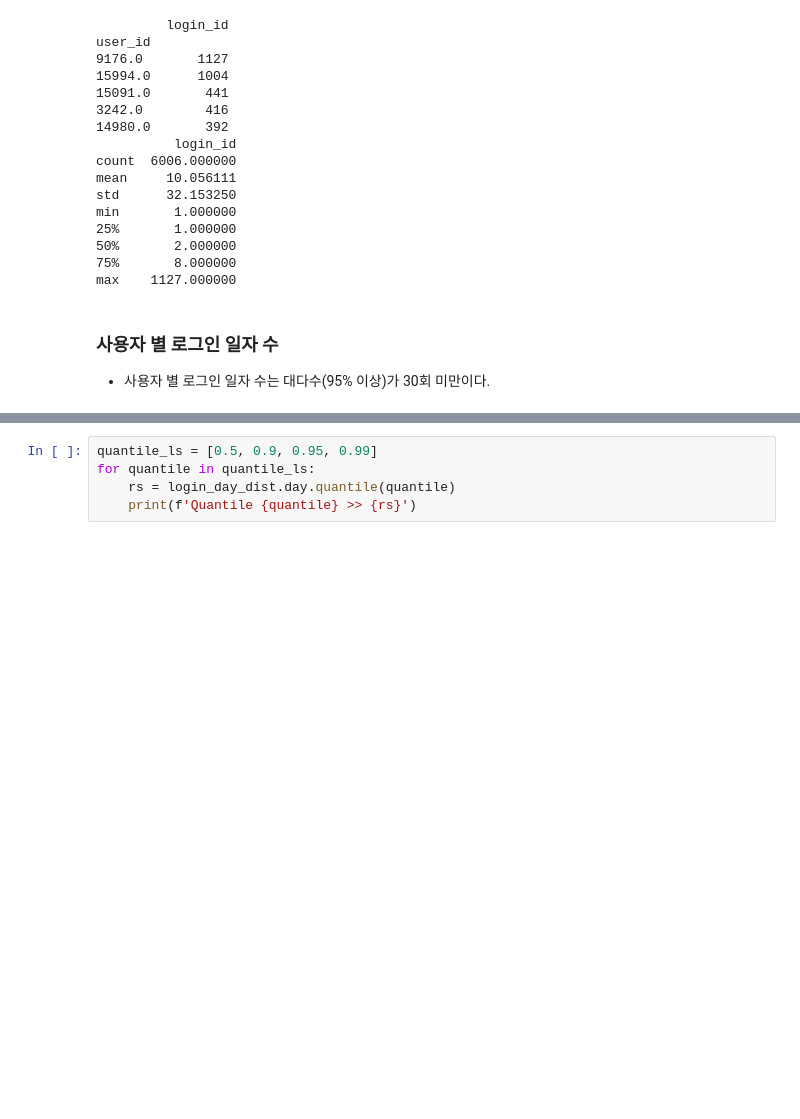
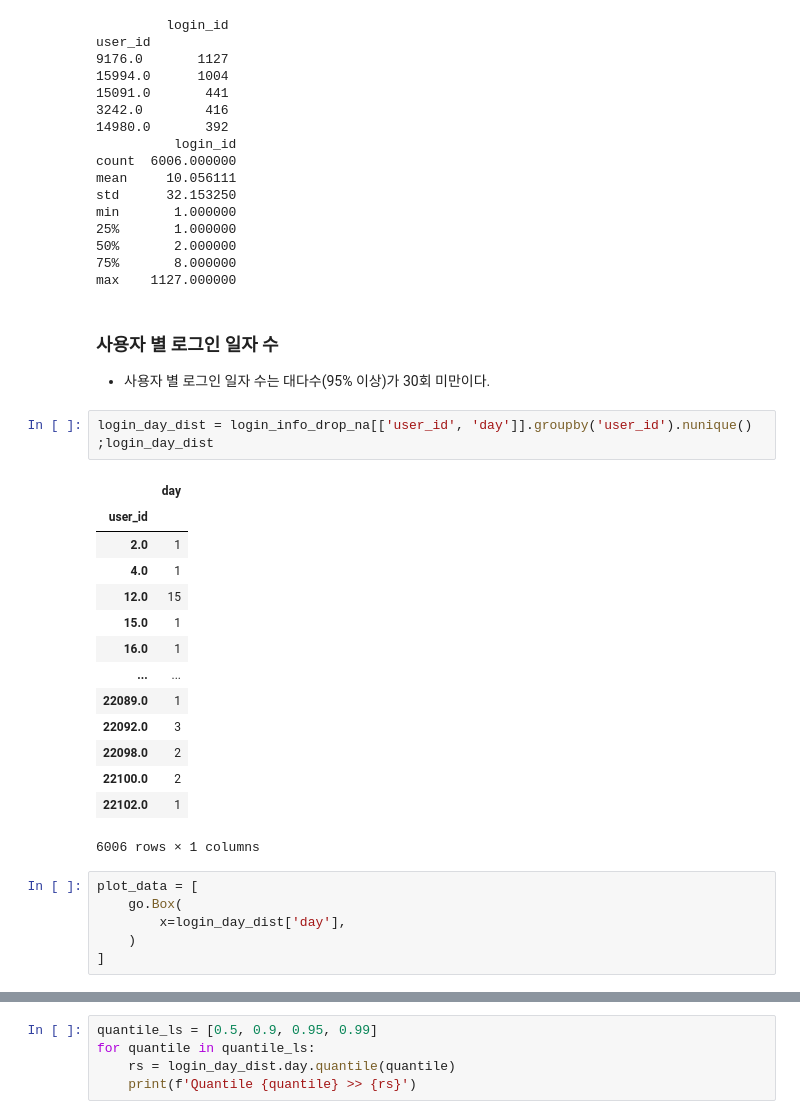
Before and after one commit to jungyu0413/dacon-cup, a Jupyter notebook: EDA_hompage.ipynb, the cells around one changed output, grey strips where cells are left out. Drawn from its saved outputs; the diff is of its cells as text; blank space fills up the shorter version.

```diff
--- a/EDA_hompage.ipynb
+++ b/EDA_hompage.ipynb
@@ -1275,4 +1341,27 @@ max    1127.000000
 # %% [markdown]
 ### 사용자 별 로그인 일자 수
 - 사용자 별 로그인 일자 수는 대다수(95% 이상)가 30회 미만이다.
+# %%
+login_day_dist = login_info_drop_na[['user_id', 'day']].groupby('user_id').nunique() ;login_day_dist
+# %% [output]
+|  | day |
+| user_id |  |
+| 2.0 | 1 |
+| 4.0 | 1 |
+| 12.0 | 15 |
+| 15.0 | 1 |
+| 16.0 | 1 |
+| ... | ... |
+| 22089.0 | 1 |
+| 22092.0 | 3 |
+| 22098.0 | 2 |
+| 22100.0 | 2 |
+| 22102.0 | 1 |
+6006 rows × 1 columns
+# %%
+plot_data = [
+    go.Box(
+        x=login_day_dist['day'],
+    )
+]
 # %%
```
Also changed, not shown: parts of 18 cells of this notebook.
